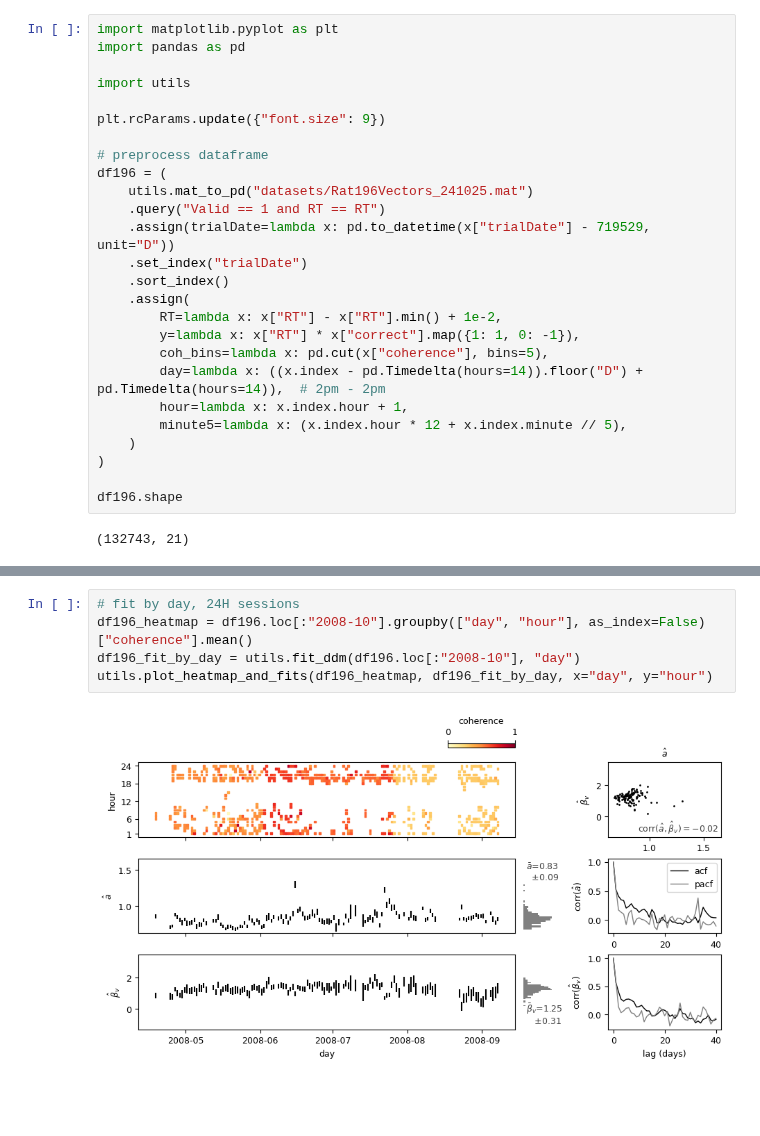
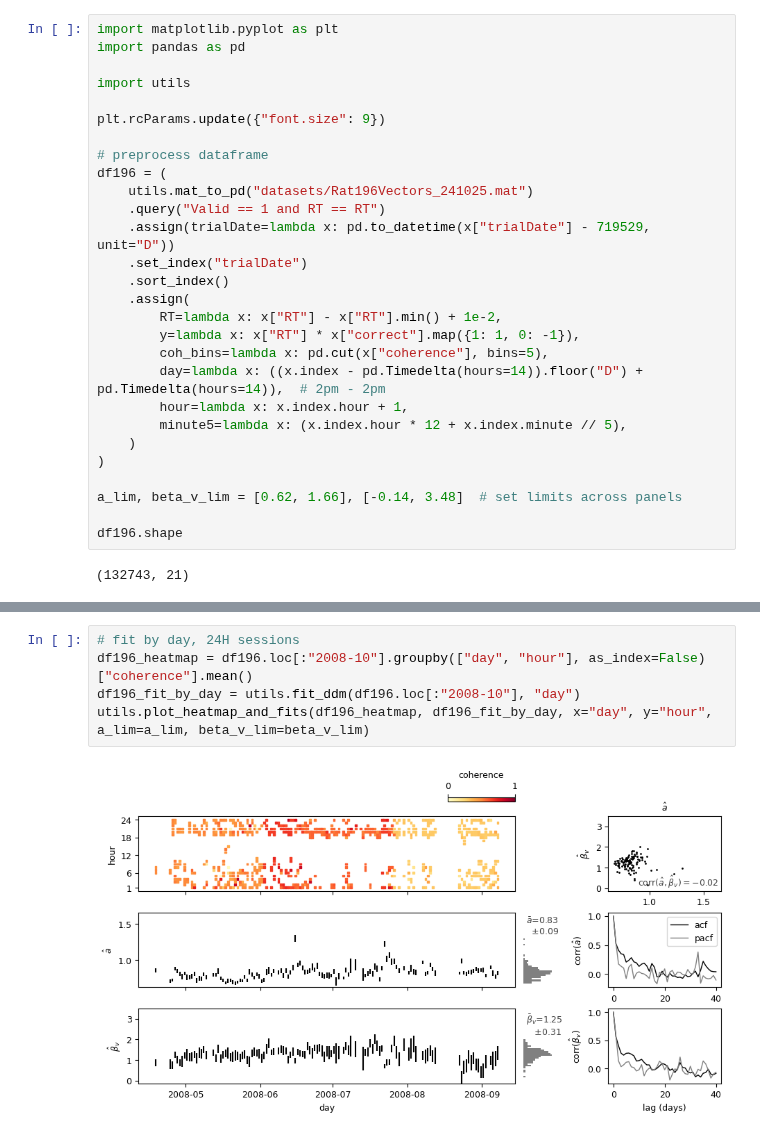
Before and after one commit to griegner/drift-diffusion, a Jupyter notebook: examples/03-rat196-reference-plots.ipynb, the cells around one changed output, grey strips where cells are left out. Cells and saved outputs as stored; diff of their text form; blank space fills up the shorter version.

```diff
--- a/examples/03-rat196-reference-plots.ipynb
+++ b/examples/03-rat196-reference-plots.ipynb
@@ -23,6 +23,8 @@ df196 = (
     )
 )
 
+a_lim, beta_v_lim = [0.62, 1.66], [-0.14, 3.48]  # set limits across panels
+
 df196.shape
 # %% [output]
 (132743, 21)
@@ -52,10 +42,10 @@ for day in [
 # %%
 # fit by day, 24H sessions
 df196_heatmap = df196.loc[:"2008-10"].groupby(["day", "hour"], as_index=False)["coherence"].mean()
 df196_fit_by_day = utils.fit_ddm(df196.loc[:"2008-10"], "day")
-utils.plot_heatmap_and_fits(df196_heatmap, df196_fit_by_day, x="day", y="hour")
+utils.plot_heatmap_and_fits(df196_heatmap, df196_fit_by_day, x="day", y="hour", a_lim=a_lim, beta_v_lim=beta_v_lim)
 # %% [output]
-[figure, old version]
+[figure, new version]
 # %%
 # fit by day, 2H sessions
 df196_heatmap = df196.loc["2008-10":].groupby(["day", "hour"], as_index=False)["coherence"].mean()
```
Also changed, not shown: parts of 5 cells of this notebook, 2 other files.
